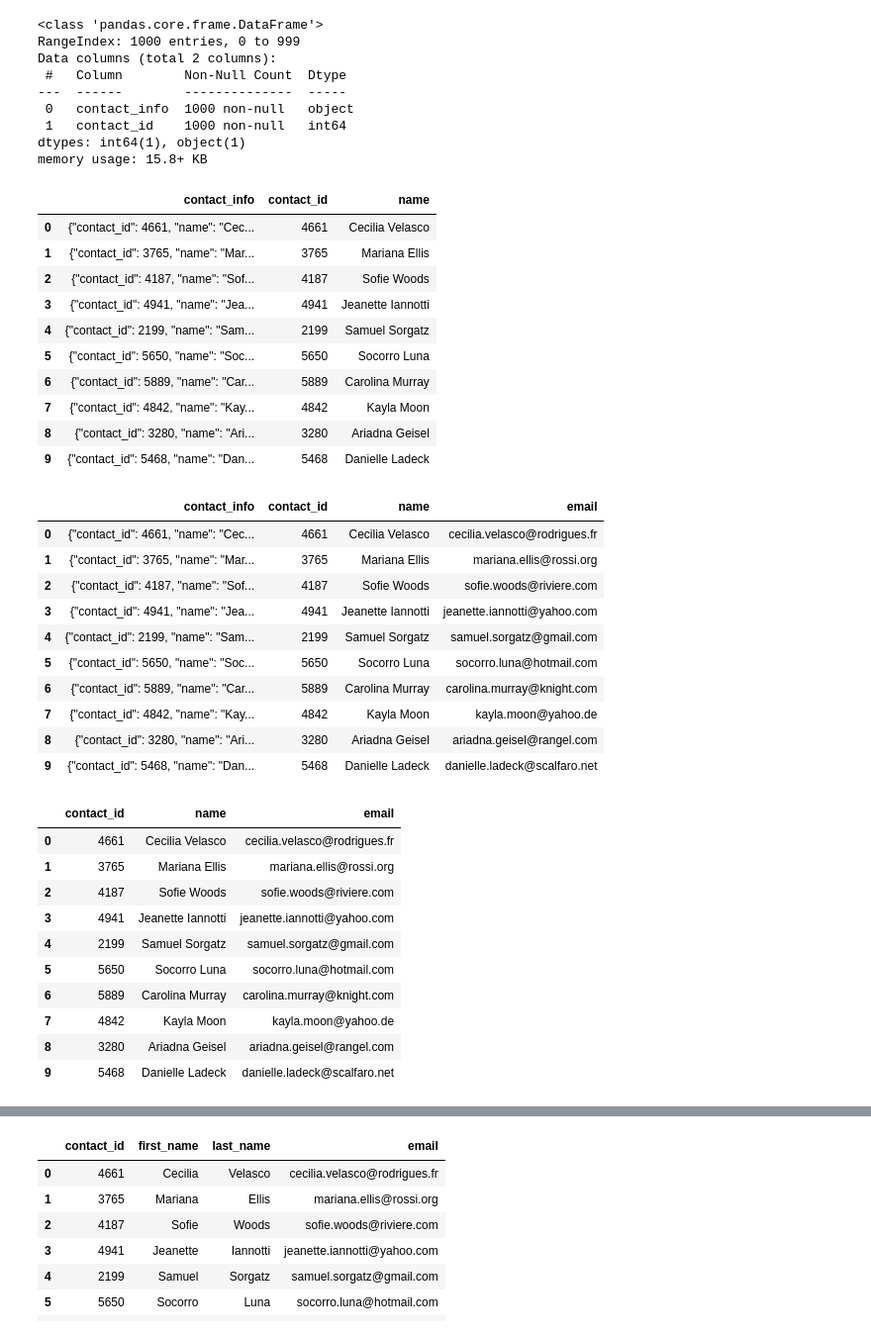
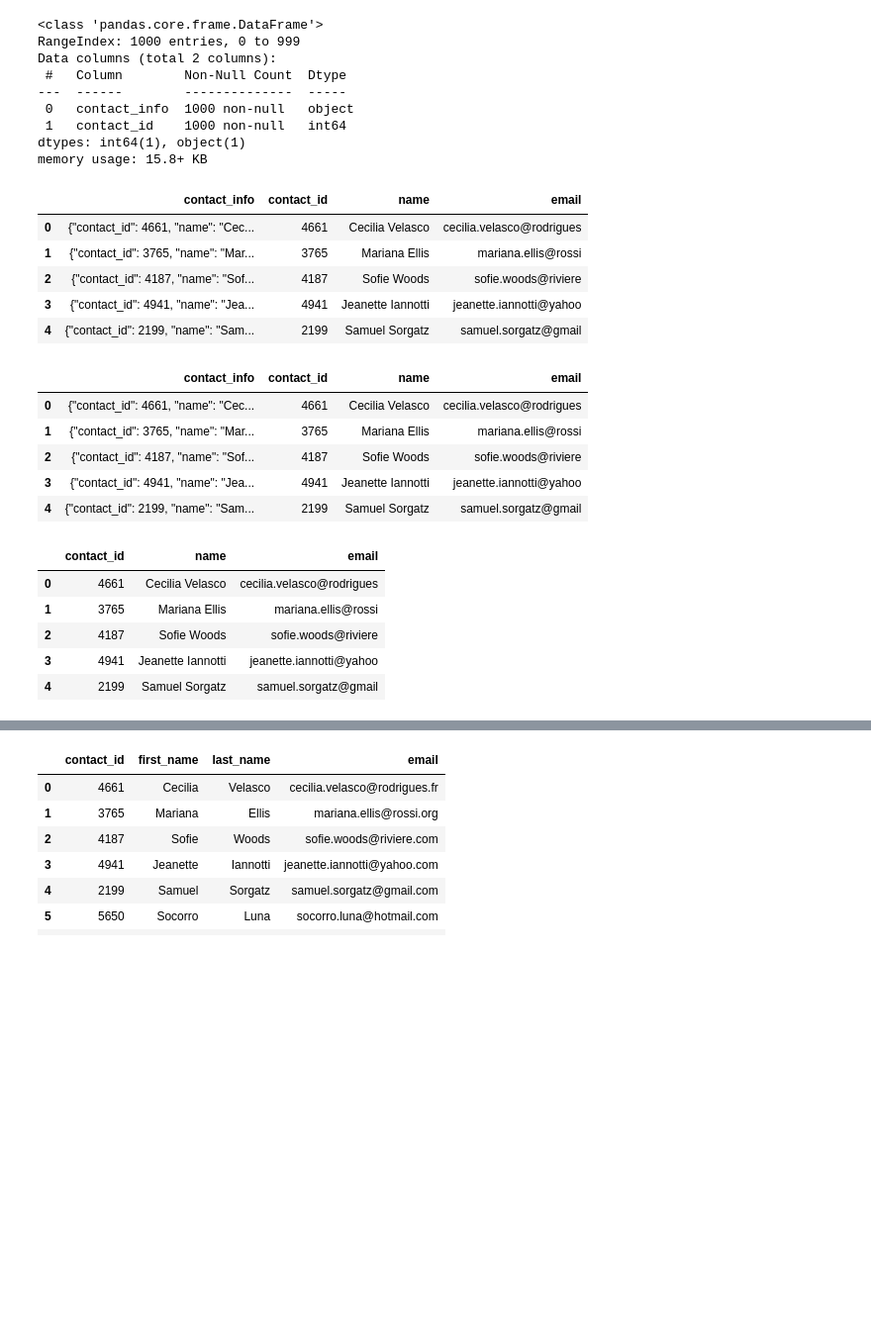
Before and after one commit to Kidaha12/Crowdfunding_ETL, a Jupyter notebook: ETL_Mini_Project_JTemme_DKidaha copy.ipynb, the cells around one changed output, grey strips where cells are left out. Shown at 99% size. Saved outputs shown, nothing was run; the diff lists cells and outputs as text; code cells hidden in the pictures; blank space fills up the shorter version.

```diff
--- a/ETL_Mini_Project_JTemme_DKidaha copy.ipynb
+++ b/ETL_Mini_Project_JTemme_DKidaha copy.ipynb
@@ -401,0 +392,3 @@ contact_info_df_copy.head()
+# %%
+contact_info_df = pd.read_excel('Resources/contacts.xlsx', header = 3)
+contact_info_df.head()
@@ -402,5 +402,8 @@ contact_info_df_copy.head()
 # %%
 # Extract the four-digit contact ID number.
+search = r'(\d{4})'
+contact_info_df['contact_id'] = contact_info_df['contact_info'].str.extract(search, expand = False)
+contact_info_df.head()
 # %% [output]
 |  | contact_info | contact_id |
 | 0 | {"contact_id": 4661, "name": "Cec... | 4661 |
@@ -422,6 +426,8 @@ dtypes: object(2)
 memory usage: 15.8+ KB
 # %%
 # Convert the "contact_id" column to an int64 data type.
+contact_info_df['contact_id'] = contact_info_df['contact_id'].astype(int)
+contact_info_df.info()
 # %% [output]
 <class 'pandas.core.frame.DataFrame'>
 RangeIndex: 1000 entries, 0 to 999
@@ -434,46 +440,41 @@ dtypes: int64(1), object(1)
 memory usage: 15.8+ KB
 # %%
 # Extract the name of the contact and add it to a new column.
+search = r'(\w+\s\w+)'
+contact_info_df['name'] = contact_info_df['contact_info'].str.extract(search, expand = False)
+contact_info_df.head()
 # %% [output]
-|  | contact_info | contact_id | name |
-| 0 | {"contact_id": 4661, "name": "Cec... | 4661 | Cecilia Velasco |
-| 1 | {"contact_id": 3765, "name": "Mar... | 3765 | Mariana Ellis |
-| 2 | {"contact_id": 4187, "name": "Sof... | 4187 | Sofie Woods |
-| 3 | {"contact_id": 4941, "name": "Jea... | 4941 | Jeanette Iannotti |
-| 4 | {"contact_id": 2199, "name": "Sam... | 2199 | Samuel Sorgatz |
-| 5 | {"contact_id": 5650, "name": "Soc... | 5650 | Socorro Luna |
-| 6 | {"contact_id": 5889, "name": "Car... | 5889 | Carolina Murray |
-| 7 | {"contact_id": 4842, "name": "Kay... | 4842 | Kayla Moon |
-| 8 | {"contact_id": 3280, "name": "Ari... | 3280 | Ariadna Geisel |
-| 9 | {"contact_id": 5468, "name": "Dan... | 5468 | Danielle Ladeck |
+|  | contact_info | contact_id | name | email |
+| 0 | {"contact_id": 4661, "name": "Cec... | 4661 | Cecilia Velasco | cecilia.velasco@rodrigues |
+| 1 | {"contact_id": 3765, "name": "Mar... | 3765 | Mariana Ellis | mariana.ellis@rossi |
+| 2 | {"contact_id": 4187, "name": "Sof... | 4187 | Sofie Woods | sofie.woods@riviere |
+| 3 | {"contact_id": 4941, "name": "Jea... | 4941 | Jeanette Iannotti | jeanette.iannotti@yahoo |
+| 4 | {"contact_id": 2199, "name": "Sam... | 2199 | Samuel Sorgatz | samuel.sorgatz@gmail |
 # %%
 # Extract the email from the contacts and add the values to a new column.
+search = r'(\w+\.\w+\@\w+)'
+contact_info_df['email'] = contact_info_df['contact_info'].str.extract(search, expand = False)
+contact_info_df.head()
 # %% [output]
 |  | contact_info | contact_id | name | email |
-| 0 | {"contact_id": 4661, "name": "Cec... | 4661 | Cecilia Velasco | cecilia.velasco@rodrigues.fr |
-| 1 | {"contact_id": 3765, "name": "Mar... | 3765 | Mariana Ellis | mariana.ellis@rossi.org |
-| 2 | {"contact_id": 4187, "name": "Sof... | 4187 | Sofie Woods | sofie.woods@riviere.com |
-| 3 | {"contact_id": 4941, "name": "Jea... | 4941 | Jeanette Iannotti | jeanette.iannotti@yahoo.com |
-| 4 | {"contact_id": 2199, "name": "Sam... | 2199 | Samuel Sorgatz | samuel.sorgatz@gmail.com |
-| 5 | {"contact_id": 5650, "name": "Soc... | 5650 | Socorro Luna | socorro.luna@hotmail.com |
-| 6 | {"contact_id": 5889, "name": "Car... | 5889 | Carolina Murray | carolina.murray@knight.com |
-| 7 | {"contact_id": 4842, "name": "Kay... | 4842 | Kayla Moon | kayla.moon@yahoo.de |
-| 8 | {"contact_id": 3280, "name": "Ari... | 3280 | Ariadna Geisel | ariadna.geisel@rangel.com |
-| 9 | {"contact_id": 5468, "name": "Dan... | 5468 | Danielle Ladeck | danielle.ladeck@scalfaro.net |
+| 0 | {"contact_id": 4661, "name": "Cec... | 4661 | Cecilia Velasco | cecilia.velasco@rodrigues |
+| 1 | {"contact_id": 3765, "name": "Mar... | 3765 | Mariana Ellis | mariana.ellis@rossi |
+| 2 | {"contact_id": 4187, "name": "Sof... | 4187 | Sofie Woods | sofie.woods@riviere |
+| 3 | {"contact_id": 4941, "name": "Jea... | 4941 | Jeanette Iannotti | jeanette.iannotti@yahoo |
+| 4 | {"contact_id": 2199, "name": "Sam... | 2199 | Samuel Sorgatz | samuel.sorgatz@gmail |
 # %%
 # Create a copy of the contact_info_df with the 'contact_id', 'name', 'email' columns.
+contacts_df_clean = contact_info_df.copy()
+
+contacts_df_clean = contacts_df_clean[['contact_id', 'name', 'email']]
+contacts_df_clean.head(10)
 # %% [output]
 |  | contact_id | name | email |
-| 0 | 4661 | Cecilia Velasco | cecilia.velasco@rodrigues.fr |
-| 1 | 3765 | Mariana Ellis | mariana.ellis@rossi.org |
-| 2 | 4187 | Sofie Woods | sofie.woods@riviere.com |
-| 3 | 4941 | Jeanette Iannotti | jeanette.iannotti@yahoo.com |
-| 4 | 2199 | Samuel Sorgatz | samuel.sorgatz@gmail.com |
-| 5 | 5650 | Socorro Luna | socorro.luna@hotmail.com |
-| 6 | 5889 | Carolina Murray | carolina.murray@knight.com |
-| 7 | 4842 | Kayla Moon | kayla.moon@yahoo.de |
-| 8 | 3280 | Ariadna Geisel | ariadna.geisel@rangel.com |
-| 9 | 5468 | Danielle Ladeck | danielle.ladeck@scalfaro.net |
+| 0 | 4661 | Cecilia Velasco | cecilia.velasco@rodrigues |
+| 1 | 3765 | Mariana Ellis | mariana.ellis@rossi |
+| 2 | 4187 | Sofie Woods | sofie.woods@riviere |
+| 3 | 4941 | Jeanette Iannotti | jeanette.iannotti@yahoo |
+| 4 | 2199 | Samuel Sorgatz | samuel.sorgatz@gmail |
 # %%
 # Create a "first"name" and "last_name" column with the first and last names from the "name" column.
 
```
Also changed, not shown: parts of 6 cells of this notebook.
